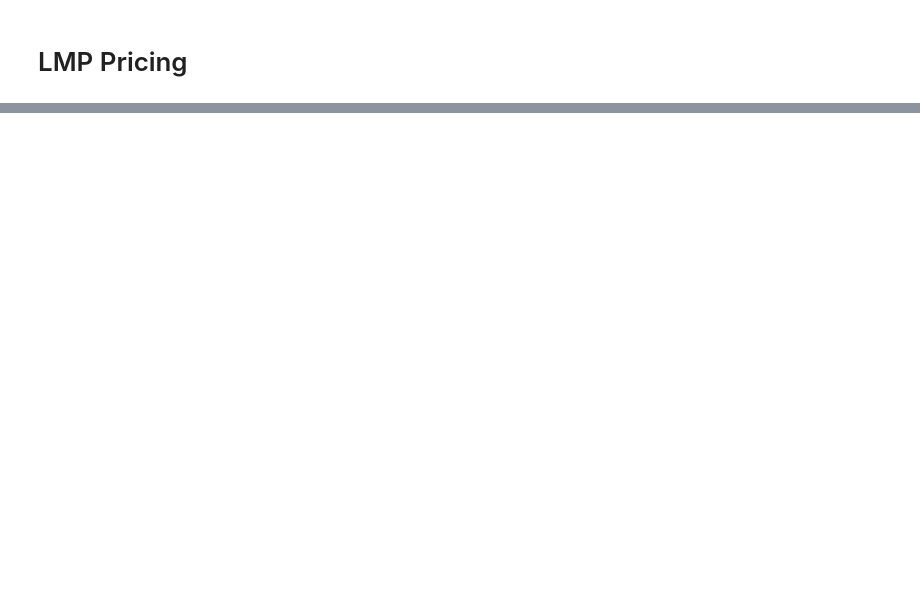
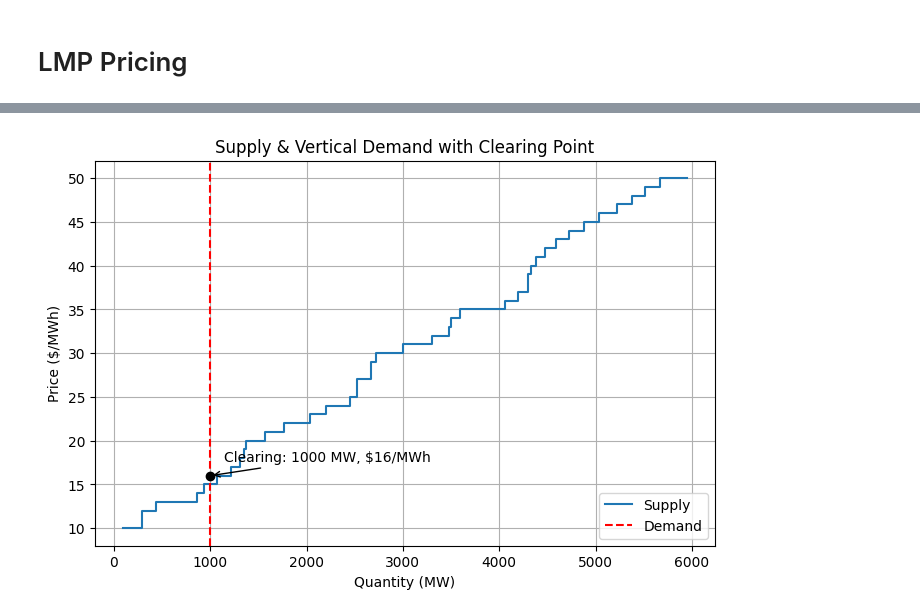
Before and after one commit to Jesse-san/CAISO_practice, a Jupyter notebook: LMP_sim.ipynb, the cells around one changed output, grey strips where cells are left out. Cells and saved outputs as stored; diff of their text form; code cells hidden in the pictures; blank space fills up the shorter version.

```diff
--- a/LMP_sim.ipynb
+++ b/LMP_sim.ipynb
@@ -64,0 +146,36 @@ demand_bids = generate_demand_bids(n_bids = 20)
+# %%
+supply = generate_supply_bids(100)
+demand = generate_vertical_demand(1000)
+
+# Compute cumulative MW for supply
+supply["CumQty"] = supply["Quantity (MW)"].cumsum()
+demand_qty = demand["Quantity (MW)"].iloc[0]
+
+# Find clearing point
+idx = (supply["CumQty"] >= demand_qty).idxmax()
+clearing_price = supply.loc[idx, "Price ($/MWh)"]
+
+# Plot
+plt.figure(figsize=(8,5))
+
+# Supply stack
+plt.step(supply["CumQty"], supply["Price ($/MWh)"], where="post", label="Supply")
+
+# Vertical demand
+plt.axvline(x=demand_qty, color="red", linestyle="--", label="Demand")
+
+# Clearing point
+plt.scatter([demand_qty], [clearing_price], color="black", zorder=5)
+plt.annotate(f"Clearing: {demand_qty} MW, ${clearing_price:.0f}/MWh",
+             xy=(demand_qty, clearing_price),
+             xytext=(10,10), textcoords="offset points",
+             arrowprops=dict(arrowstyle="->"))
+
+plt.xlabel("Quantity (MW)")
+plt.ylabel("Price ($/MWh)")
+plt.title("Supply & Vertical Demand with Clearing Point")
+plt.legend()
+plt.grid(True)
+plt.show()
+# %% [output]
+[figure, added]
```
Also changed, not shown: parts of 10 cells of this notebook.
